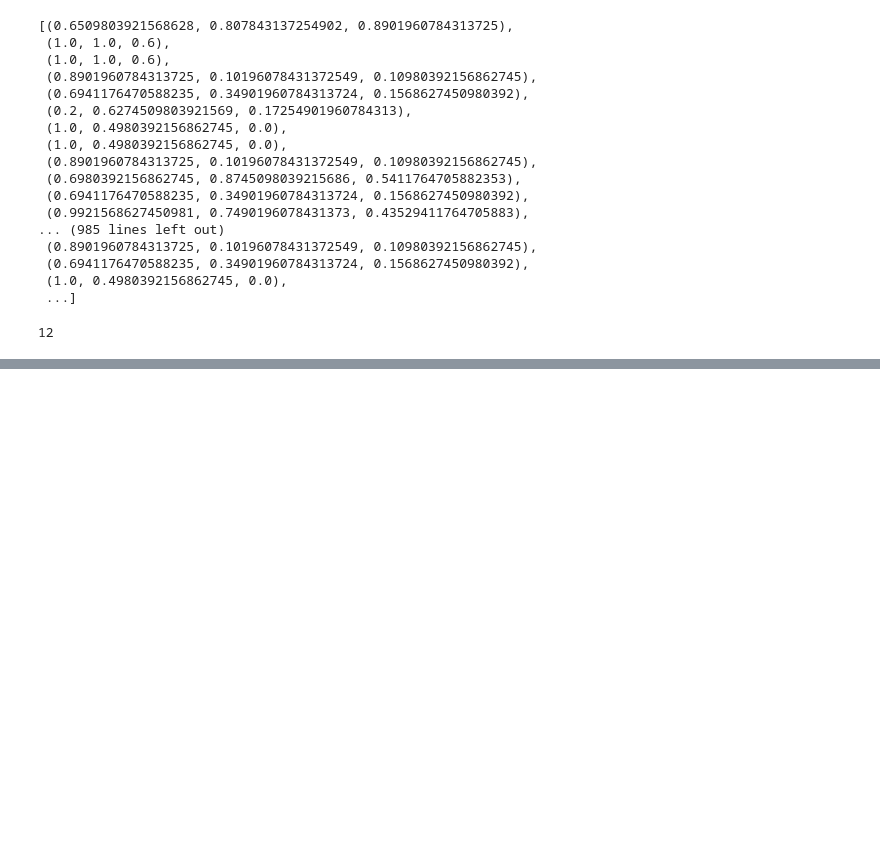
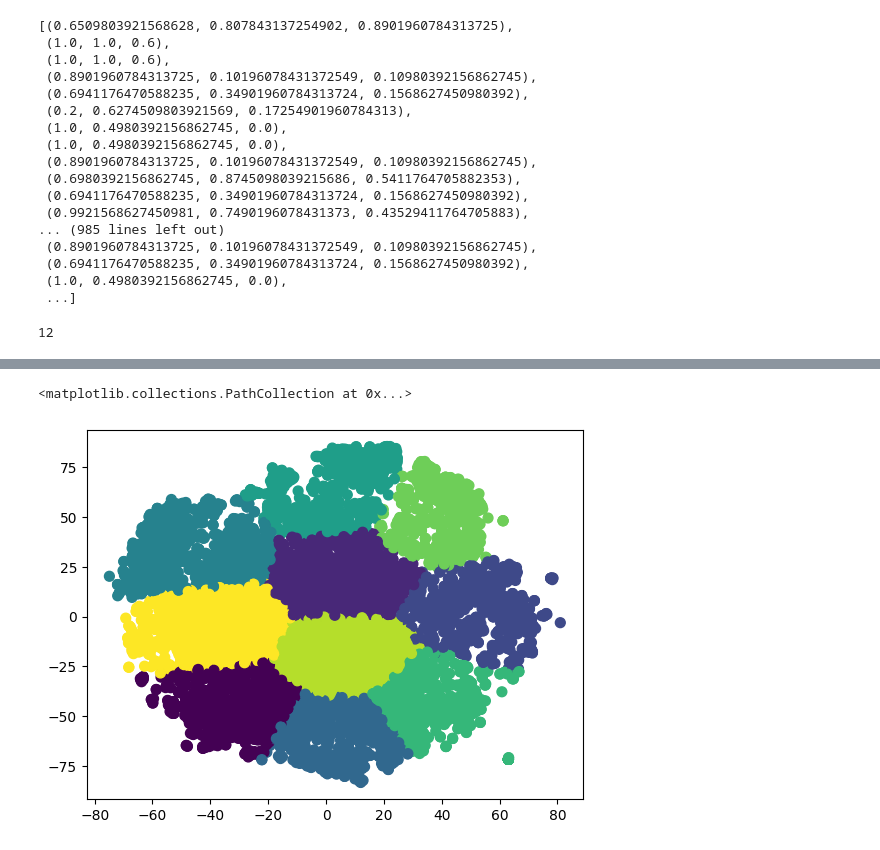
Before and after one commit to cviviers/nanotech_agent, a Jupyter notebook: analysis.ipynb, the cells around one changed output, grey strips where cells are left out. Cells and saved outputs as stored; diff of their text form; code cells hidden in the pictures; blank space fills up the shorter version.

```diff
--- a/analysis.ipynb
+++ b/analysis.ipynb
@@ -156,0 +191,6 @@ len(color_palette)
+# %%
+# plot with new color palette
+plt.scatter(tsne_embeddings[:, 0], tsne_embeddings[:, 1], c=
+# %% [output]
+<matplotlib.collections.PathCollection at 0x...>
+[figure, added]
```
Also changed, not shown: parts of 8 cells of this notebook, 1 other file.
